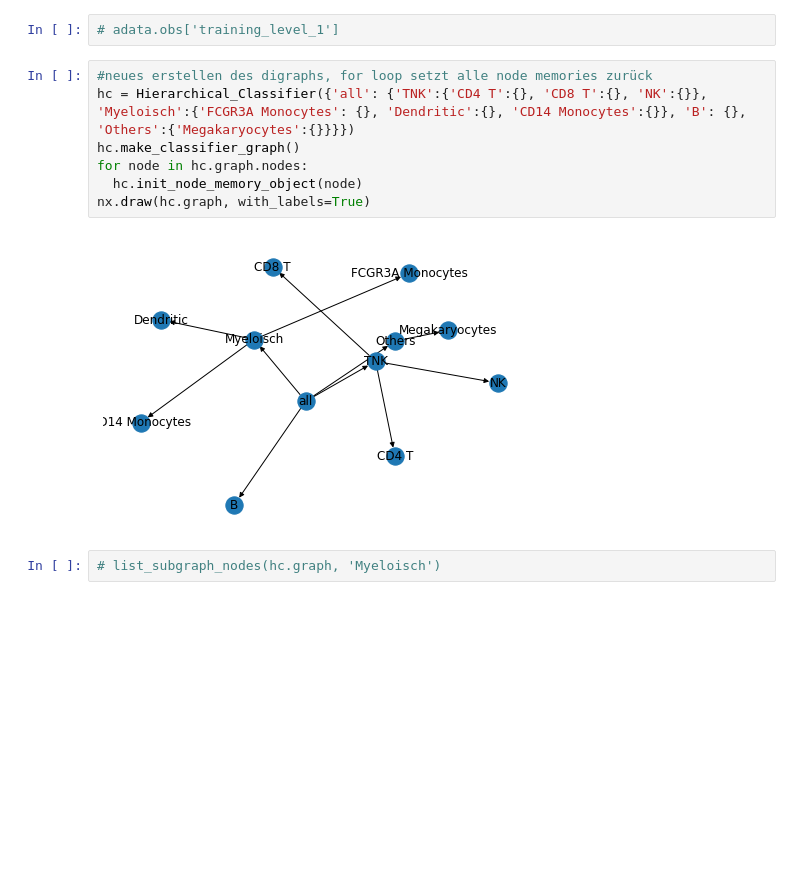
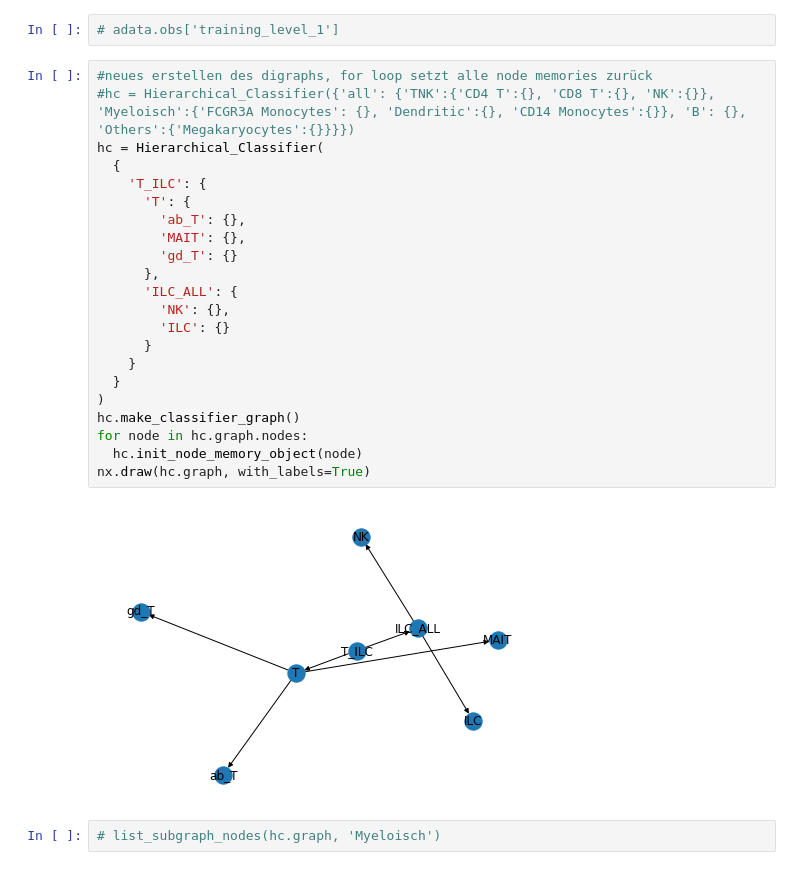
Before and after one commit to WALL-E-Lab/Compocyte, a Jupyter notebook: NN_class_dev.ipynb, the cells around one changed output. Cells and saved outputs as stored; diff of their text form; blank space fills up the shorter version.

```diff
--- a/NN_class_dev.ipynb
+++ b/NN_class_dev.ipynb
@@ -365,13 +445,28 @@ adata = sc.read('drive/MyDrive/single_cell/processed/pbmc3k_level_1_scvi.h5ad')
 # adata.obs['training_level_1']
 # %%
 #neues erstellen des digraphs, for loop setzt alle node memories zurück
-hc = Hierarchical_Classifier({'all': {'TNK':{'CD4 T':{}, 'CD8 T':{}, 'NK':{}}, 'Myeloisch':{'FCGR3A Monocytes': {}, 'Dendritic':{}, 'CD14 Monocytes':{}}, 'B': {}, 'Others':{'Megakaryocytes':{}}}})
+#hc = Hierarchical_Classifier({'all': {'TNK':{'CD4 T':{}, 'CD8 T':{}, 'NK':{}}, 'Myeloisch':{'FCGR3A Monocytes': {}, 'Dendritic':{}, 'CD14 Monocytes':{}}, 'B': {}, 'Others':{'Megakaryocytes':{}}}})
+hc = Hierarchical_Classifier(
+  {
+    'T_ILC': {
+      'T': {
+        'ab_T': {},
+        'MAIT': {},
+        'gd_T': {}
+      },
+      'ILC_ALL': {
+        'NK': {},
+        'ILC': {}
+      }
+    }
+  }
+)
 hc.make_classifier_graph()
 for node in hc.graph.nodes:
   hc.init_node_memory_object(node)
 nx.draw(hc.graph, with_labels=True)
 # %% [output]
-[figure, old version]
+[figure, new version]
 # %%
 # list_subgraph_nodes(hc.graph, 'Myeloisch')
 # %%
```
Also changed, not shown: parts of 23 cells of this notebook.
